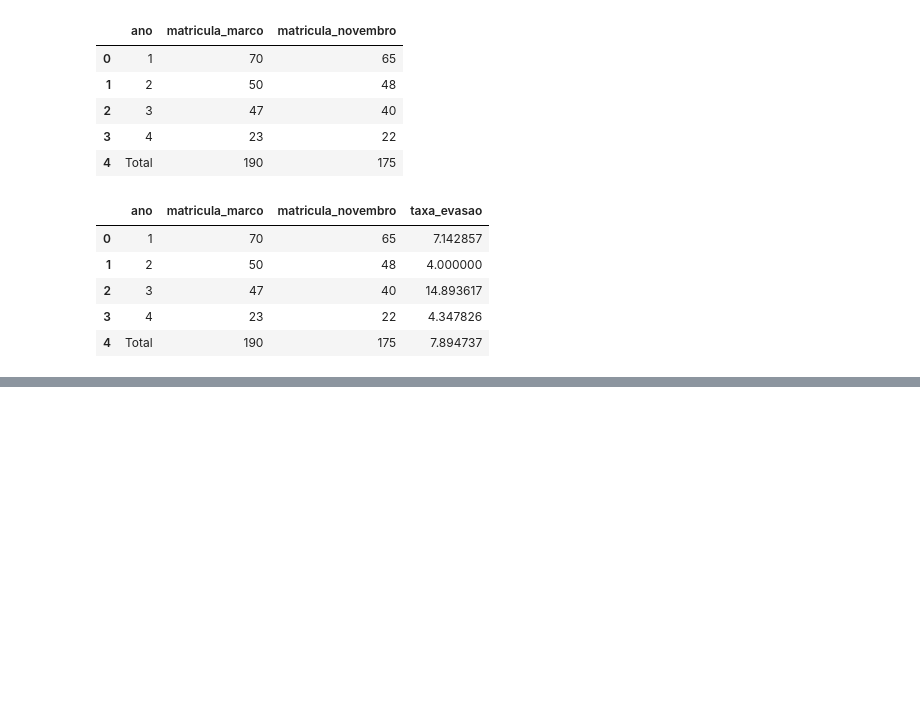
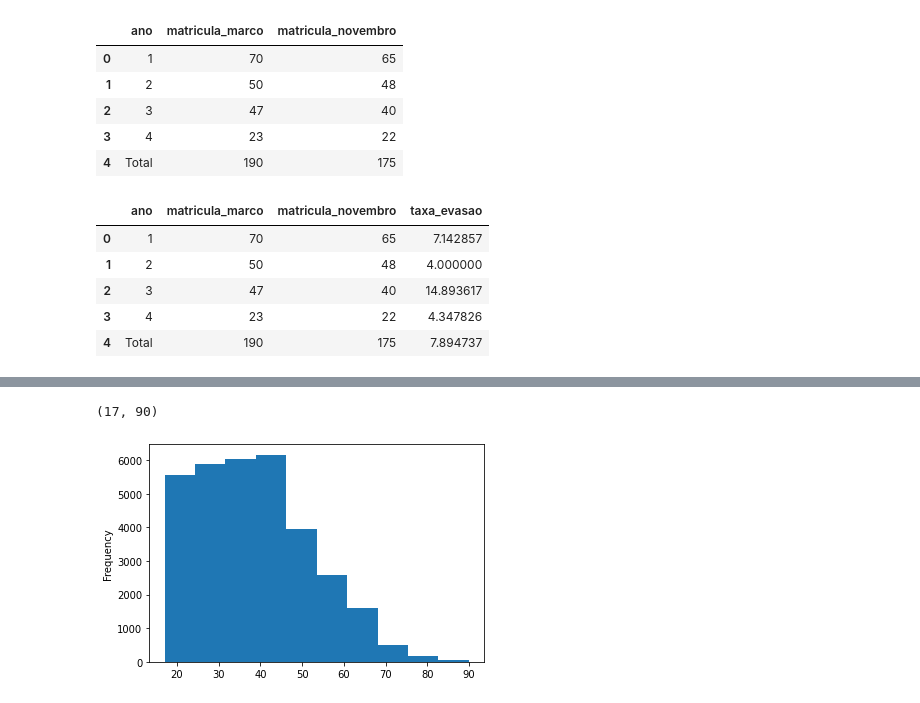
Before and after one commit to Jose-Nonato/statistics-data-science, a Jupyter notebook: tiposDados.ipynb, the cells around one changed output, grey strips where cells are left out. Cells and saved outputs as stored; diff of their text form; code cells hidden in the pictures; blank space fills up the shorter version.

```diff
--- a/tiposDados.ipynb
+++ b/tiposDados.ipynb
@@ -147,0 +150,4 @@ dataset
+# %%
+import pandas as pd
+census_df = pd.read_csv('./Bases de dados/census.csv')
+census_df.head()
@@ -147,0 +161,8 @@ dataset
+# %%
+census_df['age'].min(), census_df['age'].max()
+# %% [output]
+(17, 90)
+# %%
+census_df['age'].plot.hist();
+# %% [output]
+[figure, added]
```
Also changed, not shown: parts of 14 cells of this notebook.
